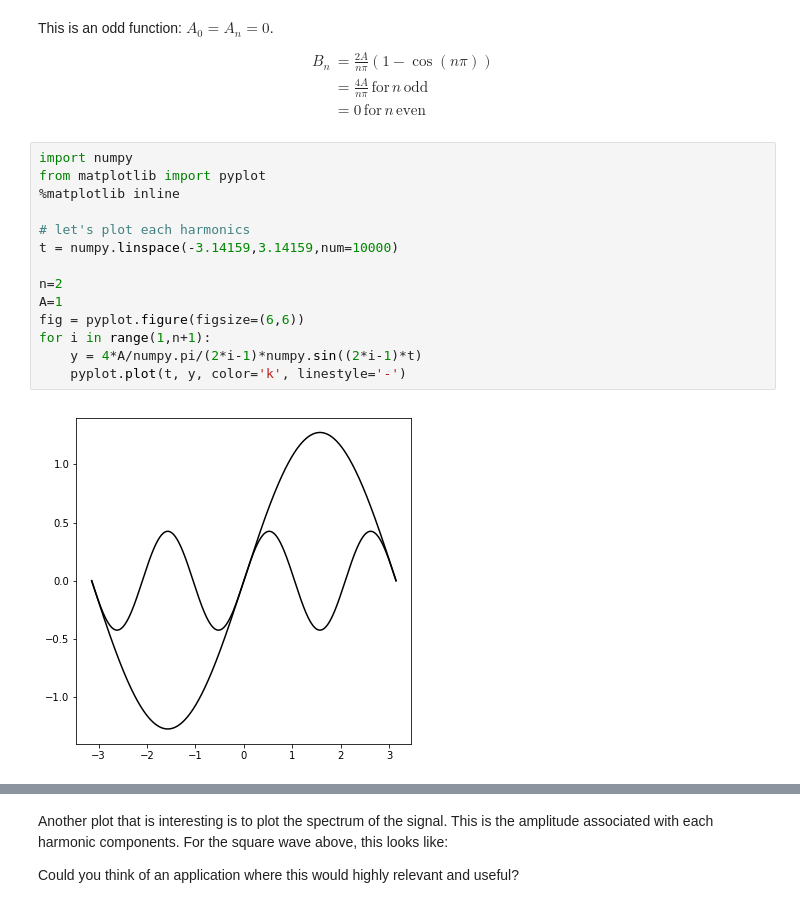
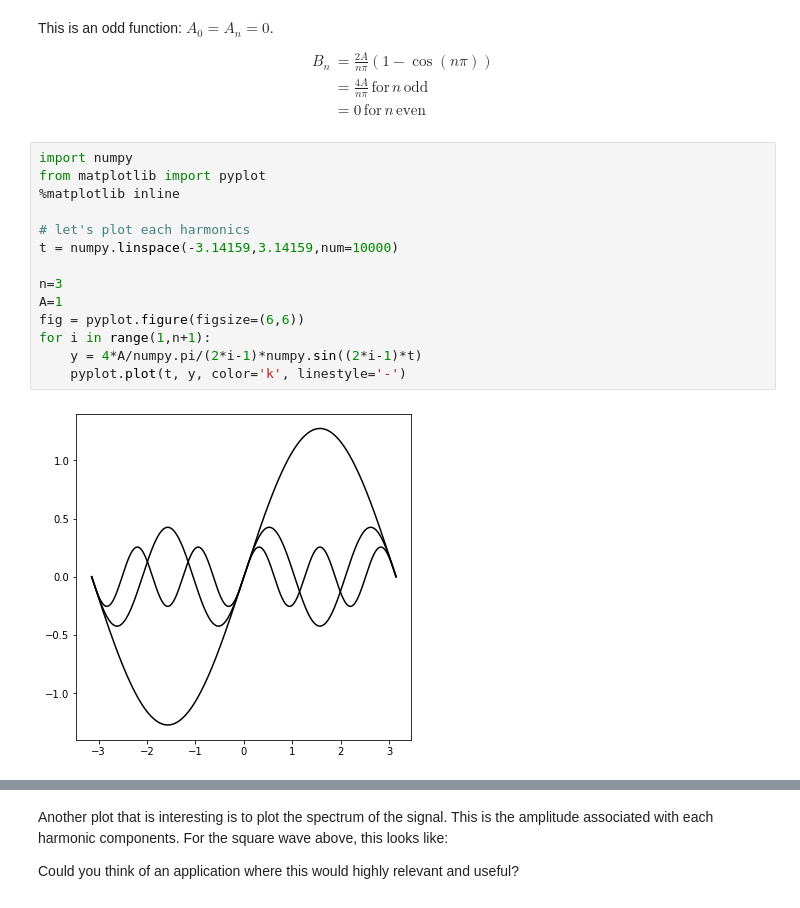
Before and after one commit to eiriniflorou/GWU-MAE3120_2022, a Jupyter notebook: Lectures/03_FourierAnalysis.ipynb, the cells around one changed output, grey strips where cells are left out. Saved outputs shown, nothing was run; the diff lists cells and outputs as text.

```diff
--- a/Lectures/03_FourierAnalysis.ipynb
+++ b/Lectures/03_FourierAnalysis.ipynb
@@ -68,19 +69,19 @@ B_n & = \frac{2A}{n\pi} \left( 1 - \cos(n\pi) \right)\\
 # %%
 import numpy
 from matplotlib import pyplot
 %matplotlib inline
 
 # let's plot each harmonics
 t = numpy.linspace(-3.14159,3.14159,num=10000)
 
-n=2
+n=3
 A=1
 fig = pyplot.figure(figsize=(6,6))
 for i in range(1,n+1):
     y = 4*A/numpy.pi/(2*i-1)*numpy.sin((2*i-1)*t)
     pyplot.plot(t, y, color='k', linestyle='-')
 # %% [output]
-[figure, old version]
+[figure, new version]
 # %%
 # let's now plot the reconstructed signal
 
```
Also changed, not shown: parts of 10 cells of this notebook.
